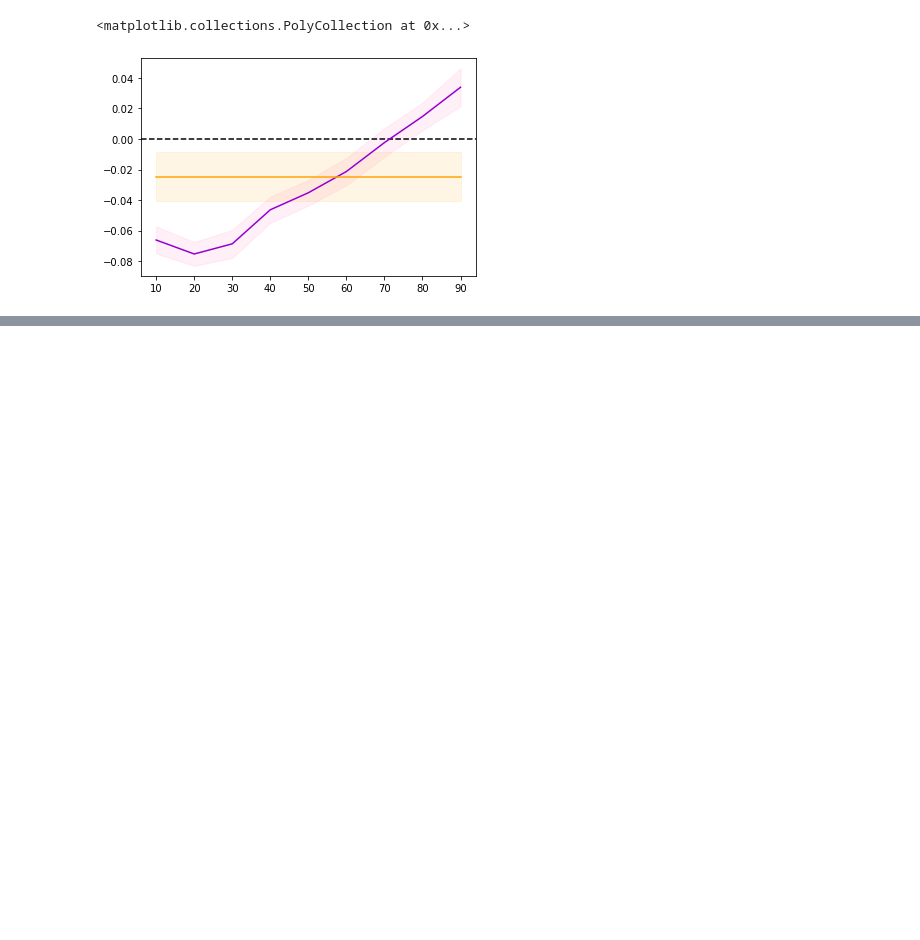
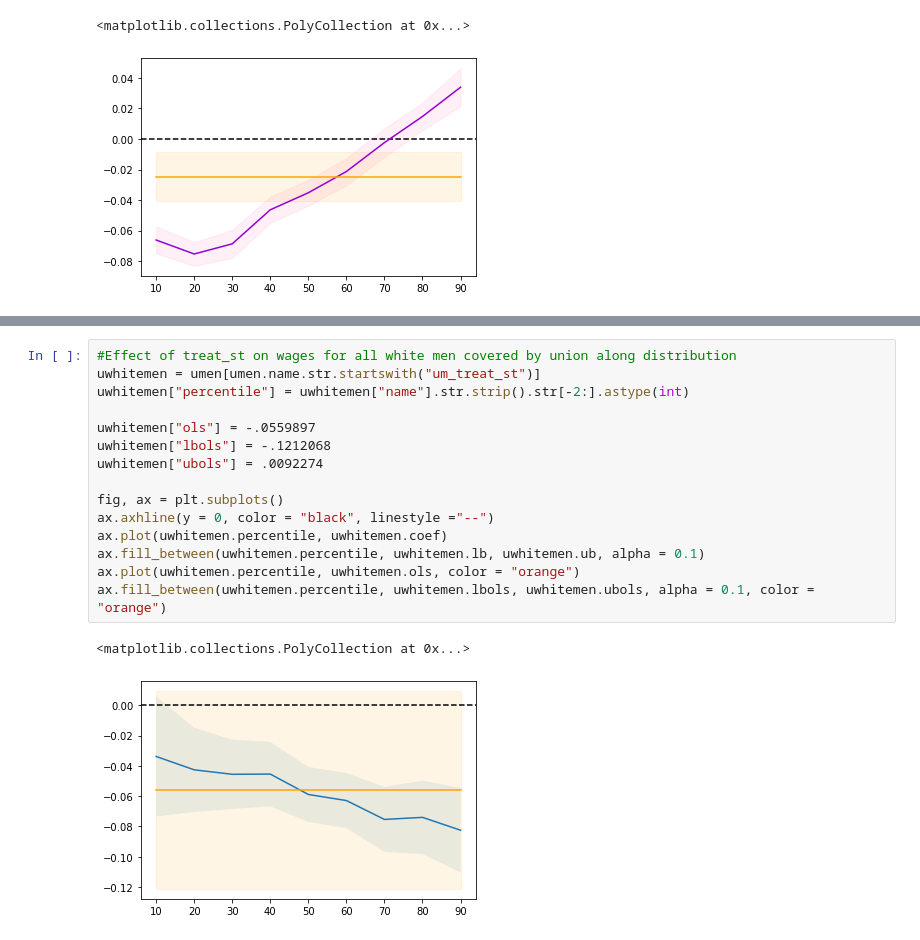
Before and after one commit to aadsouza/econ499, a Jupyter notebook: code/rifdistributionplots.ipynb, the cells around one changed output, grey strips where cells are left out. Cells and saved outputs as stored; diff of their text form; blank space fills up the shorter version.

```diff
--- a/code/rifdistributionplots.ipynb
+++ b/code/rifdistributionplots.ipynb
@@ -253,0 +275,18 @@ ax.fill_between(nblackwom_treat.percentile, nblackwom_treat.lbols, nblackwom_tre
+# %%
+#Effect of treat_st on wages for all white men covered by union along distribution
+uwhitemen = umen[umen.name.str.startswith("um_treat_st")]
+uwhitemen["percentile"] = uwhitemen["name"].str.strip().str[-2:].astype(int)
+
+uwhitemen["ols"] = -.0559897
+uwhitemen["lbols"] = -.1212068
+uwhitemen["ubols"] = .0092274
+
+fig, ax = plt.subplots()
+ax.axhline(y = 0, color = "black", linestyle ="--")
+ax.plot(uwhitemen.percentile, uwhitemen.coef)
+ax.fill_between(uwhitemen.percentile, uwhitemen.lb, uwhitemen.ub, alpha = 0.1)
+ax.plot(uwhitemen.percentile, uwhitemen.ols, color = "orange")
+ax.fill_between(uwhitemen.percentile, uwhitemen.lbols, uwhitemen.ubols, alpha = 0.1, color = "orange")
+# %% [output]
+<matplotlib.collections.PolyCollection at 0x...>
+[figure, added]
```
Also changed, not shown: parts of 7 cells of this notebook.
